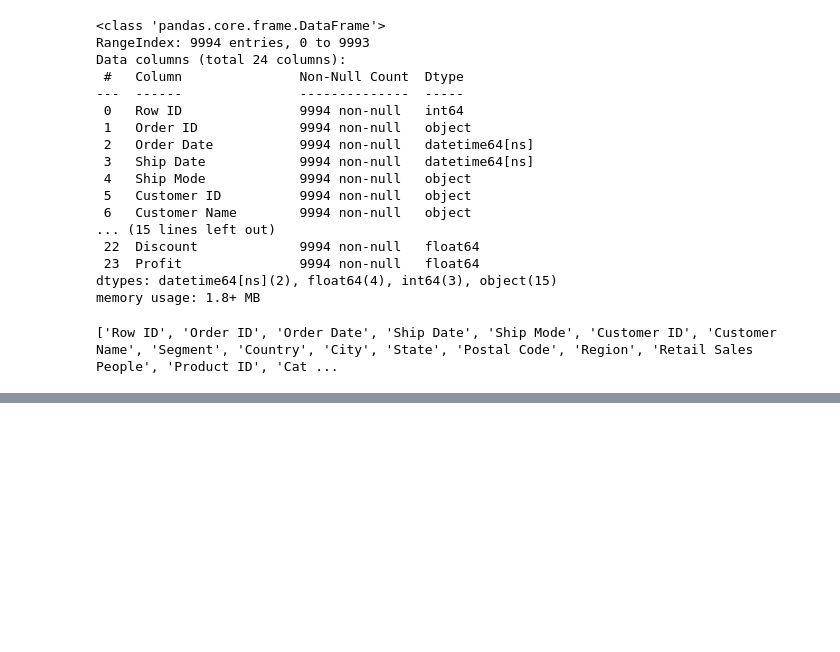
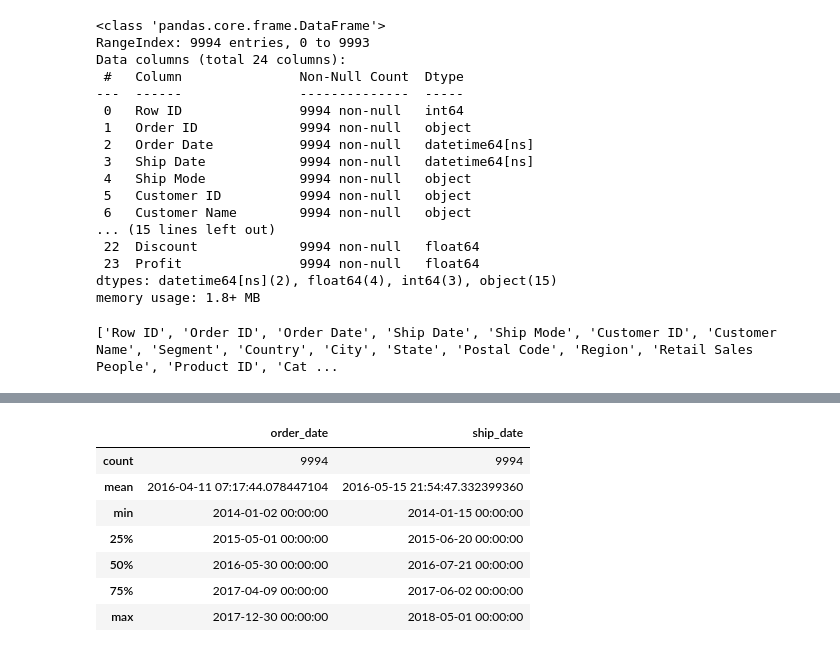
Before and after one commit to ZainulAbideen000748/Machine-Learning-Project, a Jupyter notebook: Python_Project_Panda,_Numpy,_Seaborn.ipynb, the cells around one changed output, grey strips where cells are left out. Saved outputs shown, nothing was run; the diff lists cells and outputs as text; code cells hidden in the pictures; blank space fills up the shorter version.

```diff
--- a/Python_Project_Panda,_Numpy,_Seaborn.ipynb
+++ b/Python_Project_Panda,_Numpy,_Seaborn.ipynb
@@ -109,0 +122,11 @@ df.columns=(df.columns.str.lower().str.replace(' ','_'))
+# %%
+display(df.select_dtypes(exclude="number").describe())
+# %% [output]
+|  | order_date | ship_date |
+| count | 9994 | 9994 |
+| mean | 2016-04-11 07:17:44.078447104 | 2016-05-15 21:54:47.332399360 |
+| min | 2014-01-02 00:00:00 | 2014-01-15 00:00:00 |
+| 25% | 2015-05-01 00:00:00 | 2015-06-20 00:00:00 |
+| 50% | 2016-05-30 00:00:00 | 2016-07-21 00:00:00 |
+| 75% | 2017-04-09 00:00:00 | 2017-06-02 00:00:00 |
+| max | 2017-12-30 00:00:00 | 2018-05-01 00:00:00 |
```
Also changed, not shown: parts of 1 cell of this notebook.
